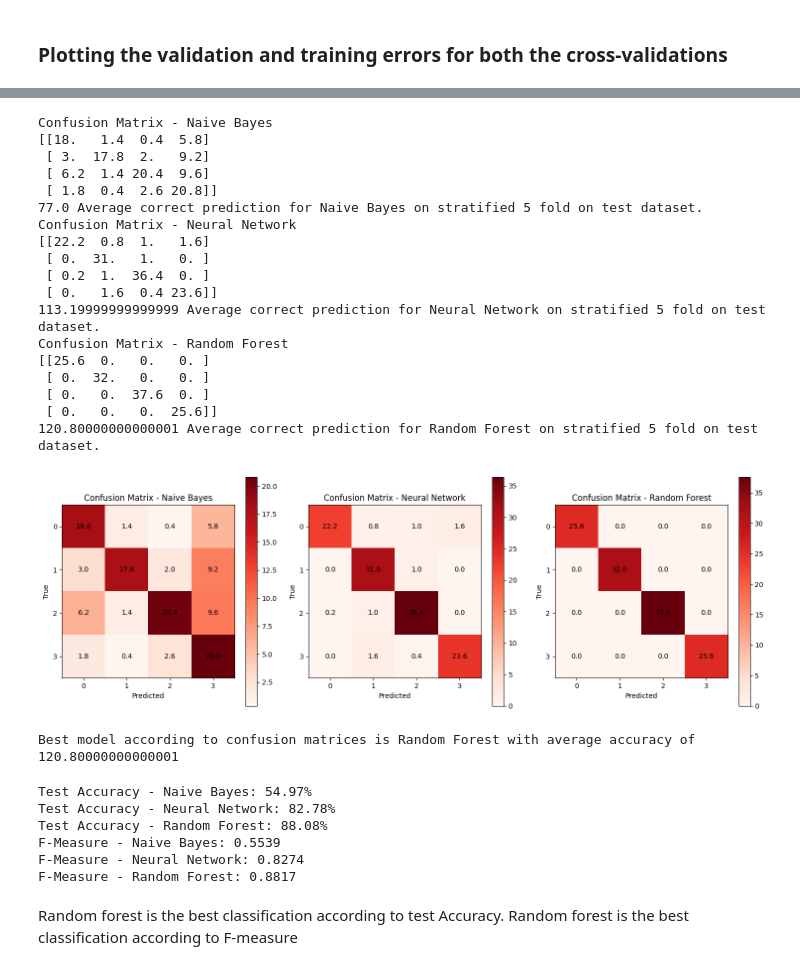
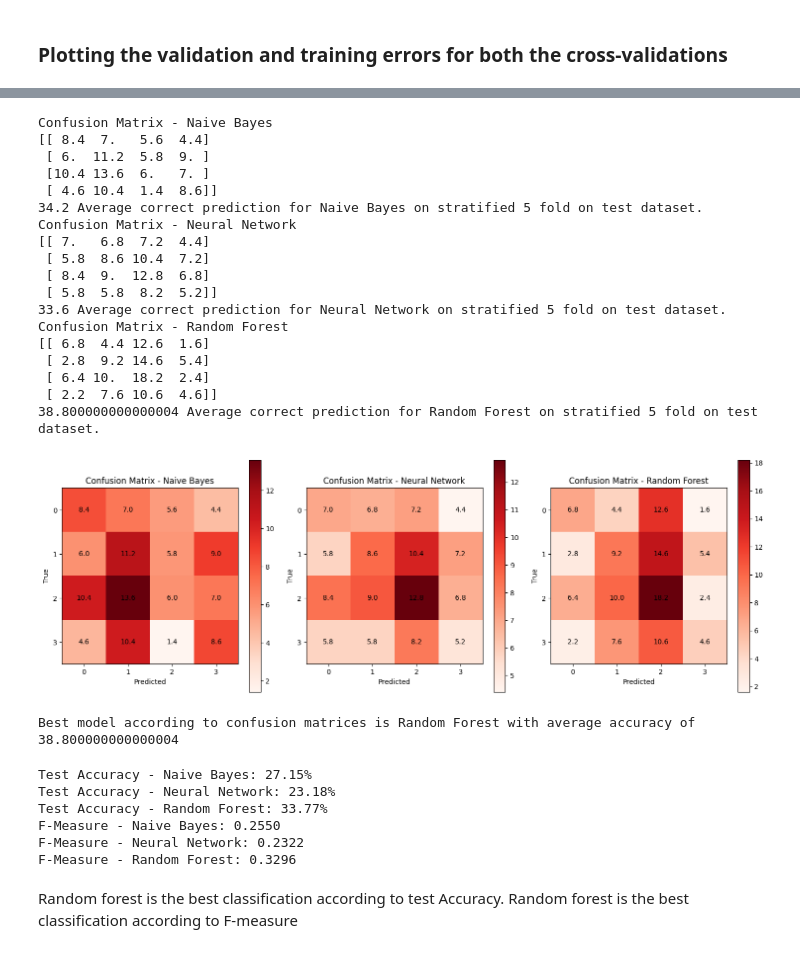
Before and after one commit to yagnaVNK/Data-Mining-1, a Jupyter notebook: Assignment2/Assignment_2.ipynb, the cells around one changed output, grey strips where cells are left out. Cells and saved outputs as stored; diff of their text form; code cells hidden in the pictures.

```diff
--- a/Assignment2/Assignment_2.ipynb
+++ b/Assignment2/Assignment_2.ipynb
@@ -245,19 +245,19 @@ model_names = ['Naive Bayes', 'Neural Network', 'Random Forest']
 skf = StratifiedKFold(n_splits=5, shuffle=True,random_state=57)
 
 confusion_matrices = []
+confusion_matrices_test = []
 
 for model, model_name in zip(models, model_names):
     fold_matrices = []
-    for test_index, tv_index in skf.split(X_test, Y_test):
-        X_test_fold, X_tv_fold = X_test[test_index], X_test[tv_index]
-        Y_test_fold, y_tv_fold = Y_test[test_index], Y_test[tv_index]
+    for train_index, tv_index in skf.split(X_train, Y_train):
+        X_train_fold, X_tv_fold = X_train[train_index], X_train[tv_index]
+        Y_train_fold, y_tv_fold = Y_train[train_index], Y_train[tv_index]
 
-        model.fit(X_test_fold, Y_test_fold)
+        model.fit(X_train_fold, Y_train_fold)
 
-        y_pred = model.predict(X_test_fold)
-        fold_matrix = confusion_matrix(Y_test_fold, y_pred, labels=class_labels)
+        y_val_pred = model.predict(X_tv_fold)   # predictions based on validation set
+        fold_matrix = confusion_matrix(y_tv_fold, y_val_pred, labels=class_labels) # confusion matrix based on validation set.
         fold_matrices.append(fold_matrix)
-
 
     confusion_matrices.append(fold_matrices)
 
@@ -274,54 +274,58 @@ for i, model_name in enumerate(model_names):
     plt.xticks(tick_marks, class_labels)
     plt.yticks(tick_marks, class_labels)
     plt.xlabel('Predicted')
     plt.ylabel('True')
 
     for i in range(len(class_labels)):
         for j in range(len(class_labels)):
             plt.text(j, i, f'{average_matrix[i, j]}', ha='center', va='center', color='black')
 
     print(f'Confusion Matrix - {model_name}')
     print(average_matrix)
     sum = 0
     for i in range(len(average_matrix)):
         for j in range(len(average_matrix[0])):
             if i==j:
                 sum+=average_matrix[i,j]
     print(f'{sum} Average correct prediction for {model_name} on stratified 5 fold on test dataset.')
     if(sum>best_accuracy):
         best_accuracy = sum
         best_model = model_name
 
 
 plt.tight_layout()
 plt.show()
 
 print(f"Best model according to confusion matrices is {best_model} with average accuracy of {best_accuracy}")
 # %% [output]
 Confusion Matrix - Naive Bayes
-[[18.   1.4  0.4  5.8]
- [ 3.  17.8  2.   9.2]
- [ 6.2  1.4 20.4  9.6]
- [ 1.8  0.4  2.6 20.8]]
-77.0 Average correct prediction for Naive Bayes on stratified 5 fold on test dataset.
+[[ 8.4  7.   5.6  4.4]
+ [ 6.  11.2  5.8  9. ]
+ [10.4 13.6  6.   7. ]
+ [ 4.6 10.4  1.4  8.6]]
+34.2 Average correct prediction for Naive Bayes on stratified 5 fold on test dataset.
 Confusion Matrix - Neural Network
-[[22.2  0.8  1.   1.6]
- [ 0.  31.   1.   0. ]
- [ 0.2  1.  36.4  0. ]
- [ 0.   1.6  0.4 23.6]]
-113.19999999999999 Average correct prediction for Neural Network on stratified 5 fold on test dataset.
+[[ 7.   6.8  7.2  4.4]
+ [ 5.8  8.6 10.4  7.2]
+ [ 8.4  9.  12.8  6.8]
+ [ 5.8  5.8  8.2  5.2]]
+33.6 Average correct prediction for Neural Network on stratified 5 fold on test dataset.
 Confusion Matrix - Random Forest
-[[25.6  0.   0.   0. ]
- [ 0.  32.   0.   0. ]
- [ 0.   0.  37.6  0. ]
- [ 0.   0.   0.  25.6]]
-120.80000000000001 Average correct prediction for Random Forest on stratified 5 fold on test dataset.
+[[ 6.8  4.4 12.6  1.6]
+ [ 2.8  9.2 14.6  5.4]
+ [ 6.4 10.  18.2  2.4]
+ [ 2.2  7.6 10.6  4.6]]
+38.800000000000004 Average correct prediction for Random Forest on stratified 5 fold on test dataset.
-[figure, old version]
+[figure, new version]
-Best model according to confusion matrices is Random Forest with average accuracy of 120.80000000000001
+Best model according to confusion matrices is Random Forest with average accuracy of 38.800000000000004
 # %%
 from sklearn.metrics import accuracy_score, f1_score
 
 y_true = Y_test
+
+models[0].fit(X_train,Y_train)
+models[1].fit(X_train,Y_train)
+models[2].fit(X_train,Y_train)
 
 y_pred_naive_bayes = models[0].predict(X_test)
 y_pred_neural_network = models[1].predict(X_test)
@@ -343,12 +347,12 @@ print(f"F-Measure - Naive Bayes: {f1_naive_bayes:.4f}")
 print(f"F-Measure - Neural Network: {f1_neural_network:.4f}")
 print(f"F-Measure - Random Forest: {f1_random_forest:.4f}")
 # %% [output]
-Test Accuracy - Naive Bayes: 54.97%
-Test Accuracy - Neural Network: 82.78%
-Test Accuracy - Random Forest: 88.08%
-F-Measure - Naive Bayes: 0.5539
-F-Measure - Neural Network: 0.8274
-F-Measure - Random Forest: 0.8817
+Test Accuracy - Naive Bayes: 27.15%
+Test Accuracy - Neural Network: 23.18%
+Test Accuracy - Random Forest: 33.77%
+F-Measure - Naive Bayes: 0.2550
+F-Measure - Neural Network: 0.2322
+F-Measure - Random Forest: 0.3296
 # %% [markdown]
 Random forest is the best classification according to test Accuracy.
 </br>
```
Also changed, not shown: parts of 5 cells of this notebook.
